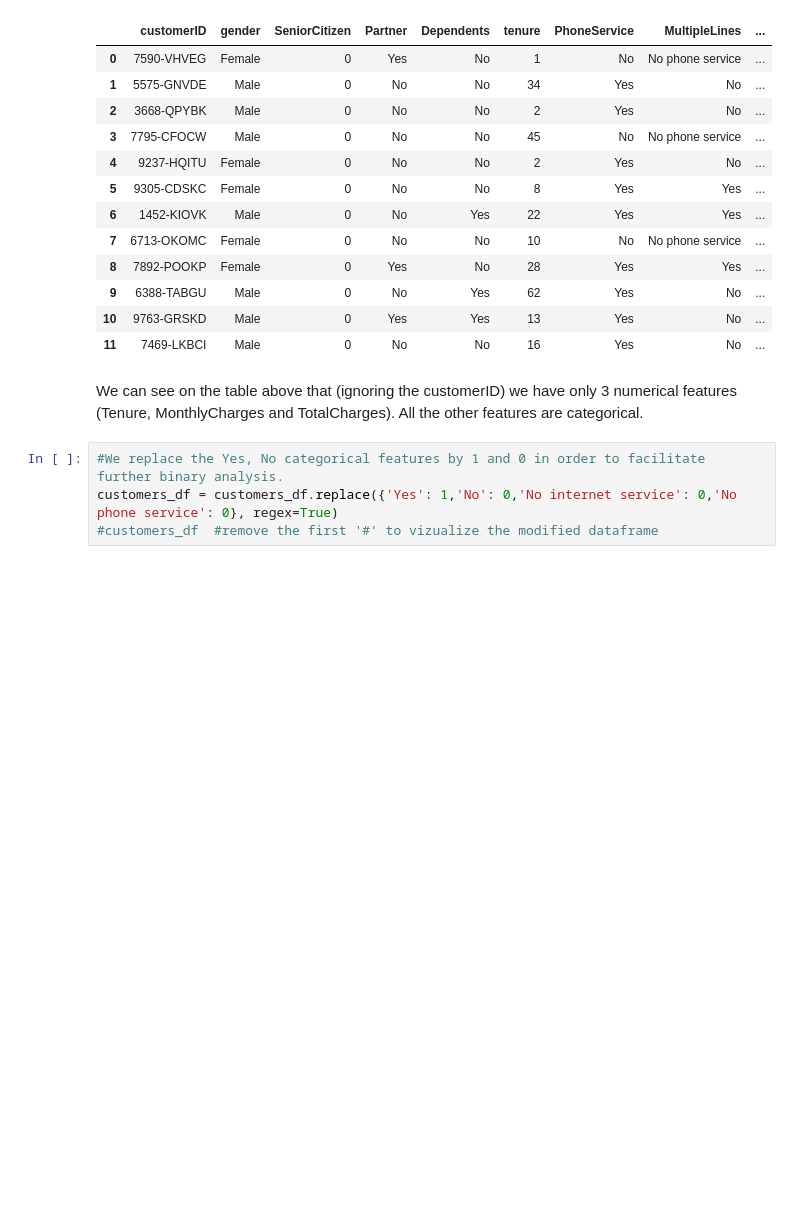
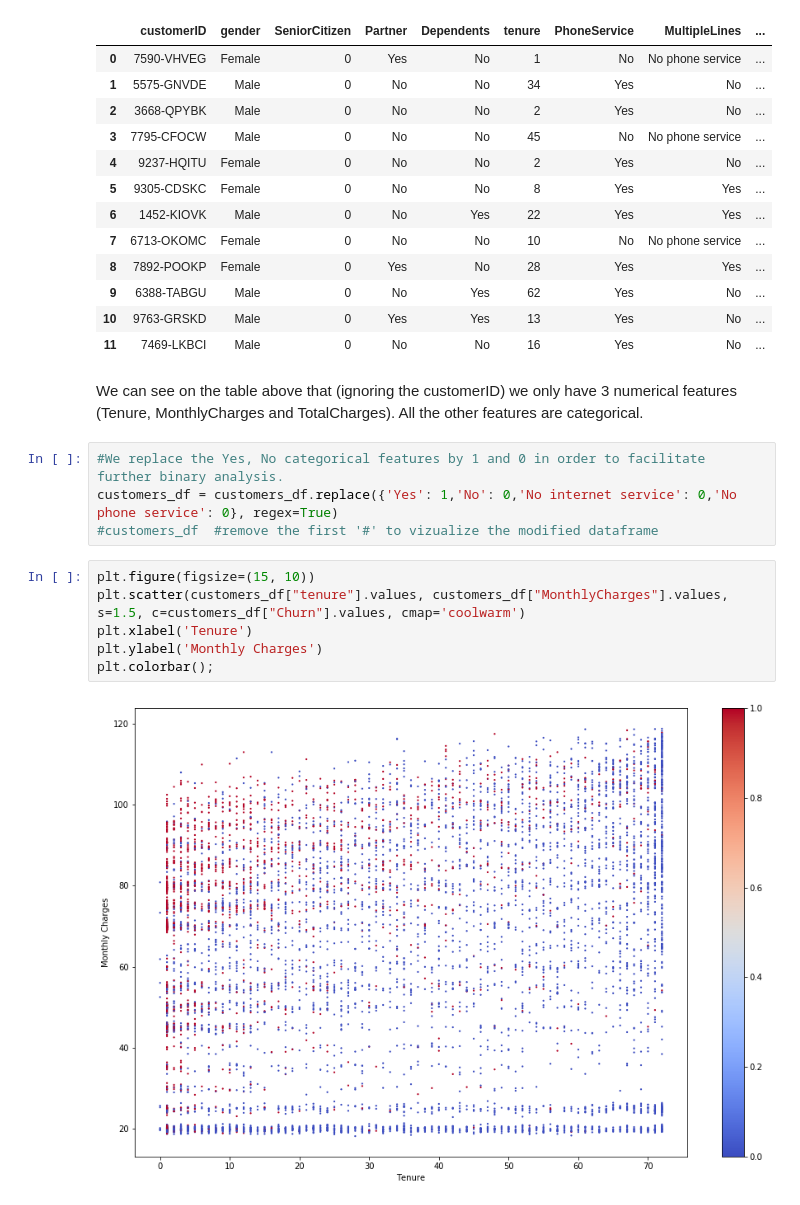
Before and after one commit to shivz7/DS-in-practice, a Jupyter notebook: Ex1/Problem1.ipynb, the cells around one changed output. Cells and saved outputs as stored; diff of their text form; blank space fills up the shorter version.

Commit message:
added churn graph and removed nonloyal customers

```diff
--- a/Ex1/Problem1.ipynb
+++ b/Ex1/Problem1.ipynb
@@ -43,8 +43,16 @@ customers_df.head(12)
 | 10 | 9763-GRSKD | Male | 0 | Yes | Yes | 13 | Yes | No | ... |
 | 11 | 7469-LKBCI | Male | 0 | No | No | 16 | Yes | No | ... |
 # %% [markdown]
-We can see on the table above that (ignoring the customerID) we have only 3 numerical features (Tenure, MonthlyCharges and TotalCharges). All the other features are categorical.
+We can see on the table above that (ignoring the customerID) we only have 3 numerical features (Tenure, MonthlyCharges and TotalCharges). All the other features are categorical.
 # %%
 #We replace the Yes, No categorical features by 1 and 0 in order to facilitate further binary analysis.
 customers_df = customers_df.replace({'Yes': 1,'No': 0,'No internet service': 0,'No phone service': 0}, regex=True)
 #customers_df  #remove the first '#' to vizualize the modified dataframe
+# %%
+plt.figure(figsize=(15, 10))
+plt.scatter(customers_df["tenure"].values, customers_df["MonthlyCharges"].values, s=1.5, c=customers_df["Churn"].values, cmap='coolwarm')
+plt.xlabel('Tenure')
+plt.ylabel('Monthly Charges')
+plt.colorbar();
+# %% [output]
+[figure, added]
```
Also changed, not shown: parts of 2 cells of this notebook.
